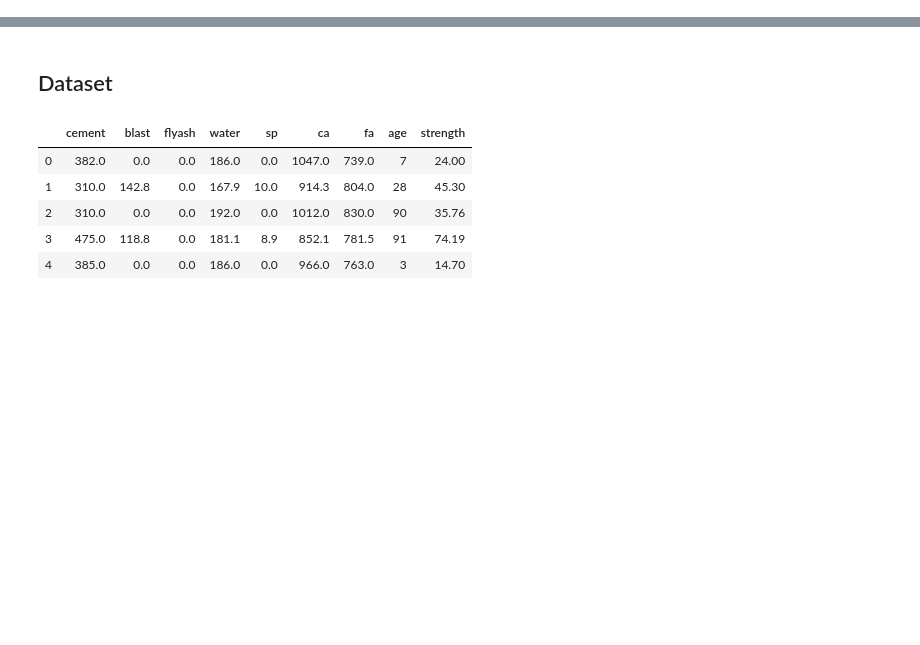
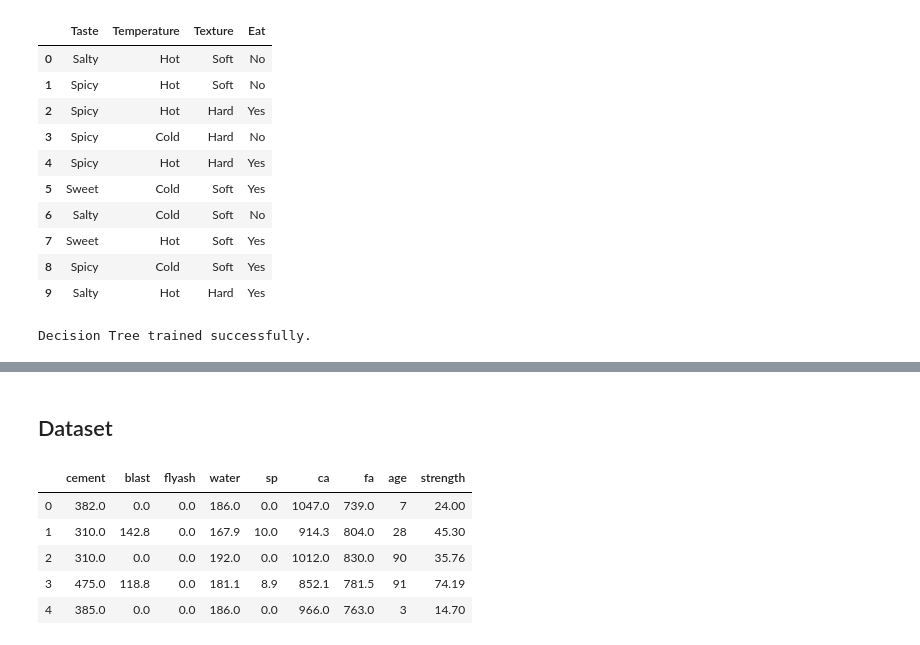
Before and after one commit to HariharasudhanAS/ML-Lab, a Jupyter notebook: Lab_2/ML_Lab_2.ipynb, the cells around one changed output, grey strips where cells are left out. Cells and saved outputs as stored; diff of their text form; code cells hidden in the pictures; blank space fills up the shorter version.

```diff
--- a/Lab_2/ML_Lab_2.ipynb
+++ b/Lab_2/ML_Lab_2.ipynb
@@ -43,0 +71,21 @@ If you are interested in learning more, check this out - [Awesome lecture at Uni
+# %%
+data = pd.DataFrame(
+    {'Taste':['Salty','Spicy','Spicy','Spicy','Spicy','Sweet','Salty','Sweet','Spicy','Salty'],
+     'Temperature':['Hot','Hot','Hot','Cold','Hot','Cold','Cold','Hot','Cold','Hot'],
+     'Texture':['Soft','Soft','Hard','Hard','Hard','Soft','Soft','Soft','Soft','Hard'],
+     'Eat':['No','No','Yes','No','Yes','Yes','No','Yes','Yes','Yes']},
+    columns=['Taste','Temperature','Texture','Eat'])
+# %%
+data
+# %% [output]
+|  | Taste | Temperature | Texture | Eat |
+| 0 | Salty | Hot | Soft | No |
+| 1 | Spicy | Hot | Soft | No |
+| 2 | Spicy | Hot | Hard | Yes |
+| 3 | Spicy | Cold | Hard | No |
+| 4 | Spicy | Hot | Hard | Yes |
+| 5 | Sweet | Cold | Soft | Yes |
+| 6 | Salty | Cold | Soft | No |
+| 7 | Sweet | Hot | Soft | Yes |
+| 8 | Spicy | Cold | Soft | Yes |
+| 9 | Salty | Hot | Hard | Yes |
@@ -43,0 +227,4 @@ If you are interested in learning more, check this out - [Awesome lecture at Uni
+# %%
+model.fit(data)
+# %% [output]
+Decision Tree trained successfully.
```
Also changed, not shown: parts of 8 cells of this notebook, 1 other file.
